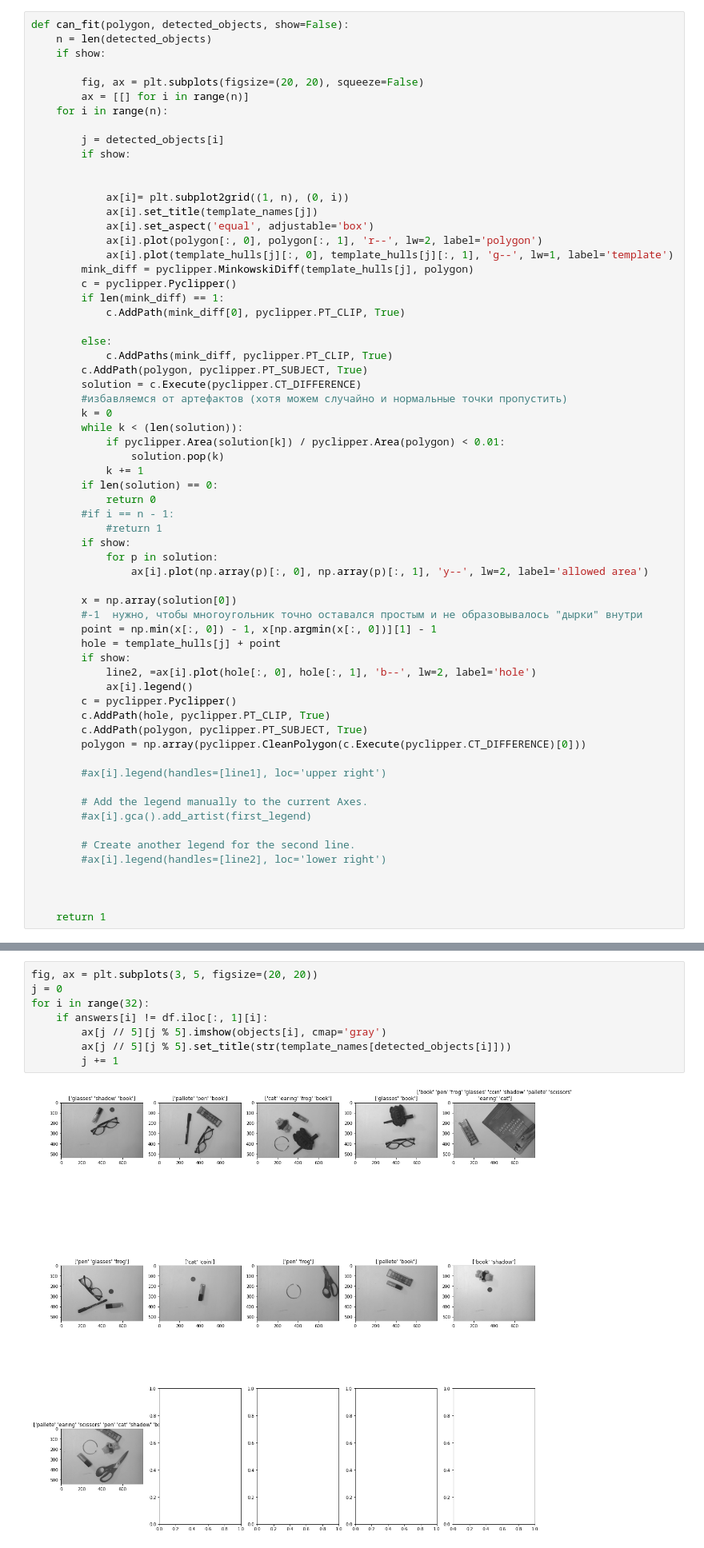
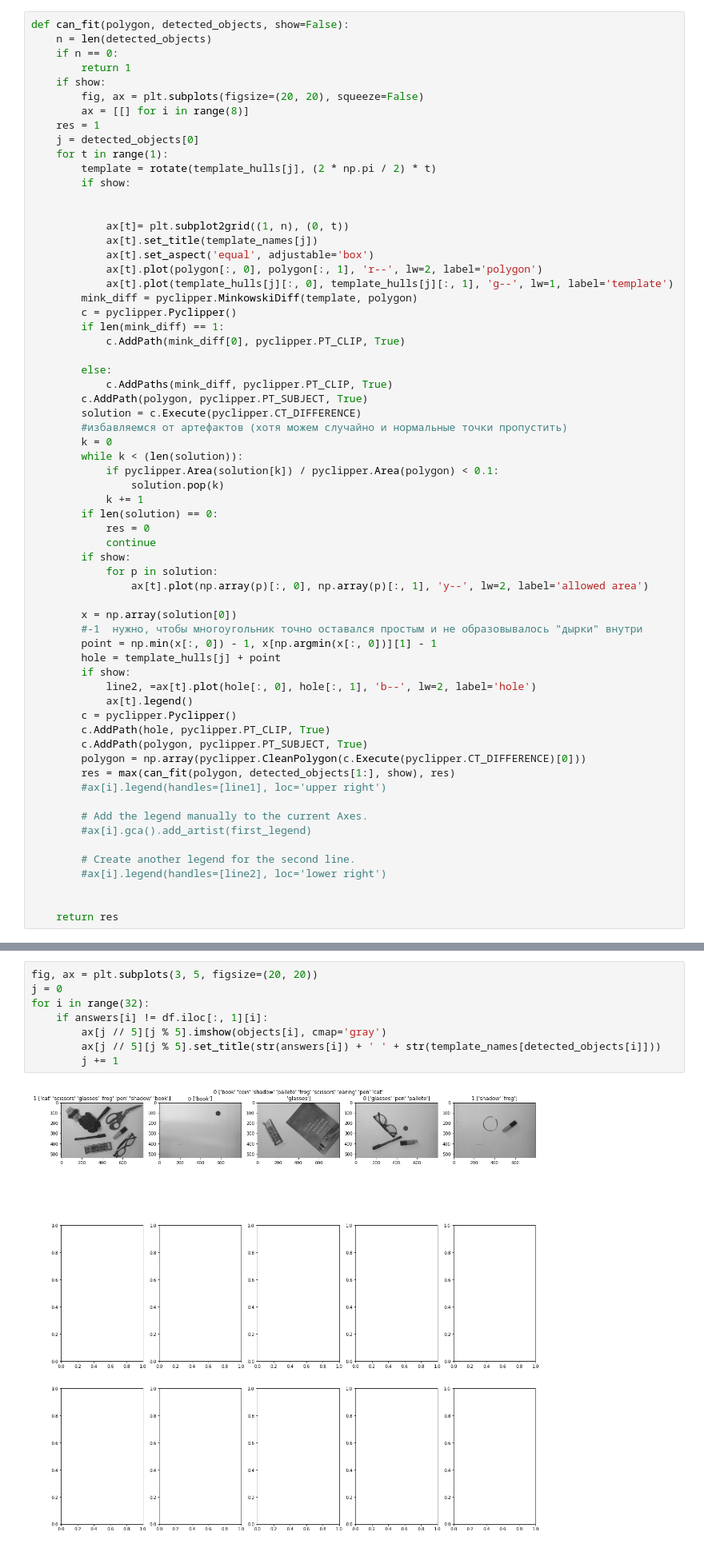
Before and after one commit to evoloshinova/intelligent-placer, a Jupyter notebook: intelligent-placer.ipynb, the cells around one changed output, grey strips where cells are left out. Shown at 80% size. Drawn from its saved outputs; the diff is of its cells as text.

```diff
--- a/intelligent-placer.ipynb
+++ b/intelligent-placer.ipynb
@@ -202,22 +293,24 @@ for i in range(10):
 # %%
 def can_fit(polygon, detected_objects, show=False):
     n = len(detected_objects)
+    if n == 0:
+        return 1
     if show:
-
         fig, ax = plt.subplots(figsize=(20, 20), squeeze=False)
-        ax = [[] for i in range(n)]
-    for i in range(n):
-
-        j = detected_objects[i]
+        ax = [[] for i in range(8)]
+    res = 1
+    j = detected_objects[0]
+    for t in range(1):
+        template = rotate(template_hulls[j], (2 * np.pi / 2) * t)
         if show:
 
 
-            ax[i]= plt.subplot2grid((1, n), (0, i))
-            ax[i].set_title(template_names[j])
-            ax[i].set_aspect('equal', adjustable='box')
-            ax[i].plot(polygon[:, 0], polygon[:, 1], 'r--', lw=2, label='polygon')
-            ax[i].plot(template_hulls[j][:, 0], template_hulls[j][:, 1], 'g--', lw=1, label='template')
-        mink_diff = pyclipper.MinkowskiDiff(template_hulls[j], polygon)
+            ax[t]= plt.subplot2grid((1, n), (0, t))
+            ax[t].set_title(template_names[j])
+            ax[t].set_aspect('equal', adjustable='box')
+            ax[t].plot(polygon[:, 0], polygon[:, 1], 'r--', lw=2, label='polygon')
+            ax[t].plot(template_hulls[j][:, 0], template_hulls[j][:, 1], 'g--', lw=1, label='template')
+        mink_diff = pyclipper.MinkowskiDiff(template, polygon)
         c = pyclipper.Pyclipper()
         if len(mink_diff) == 1:
             c.AddPath(mink_diff[0], pyclipper.PT_CLIP, True)
@@ -229,29 +322,28 @@ def can_fit(polygon, detected_objects, show=False):
         #избавляемся от артефактов (хотя можем случайно и нормальные точки пропустить)
         k = 0
         while k < (len(solution)):
-            if pyclipper.Area(solution[k]) / pyclipper.Area(polygon) < 0.01:
+            if pyclipper.Area(solution[k]) / pyclipper.Area(polygon) < 0.1:
                 solution.pop(k)
             k += 1
         if len(solution) == 0:
-            return 0
-        #if i == n - 1:
-            #return 1
+            res = 0
+            continue
         if show:
             for p in solution:
-                ax[i].plot(np.array(p)[:, 0], np.array(p)[:, 1], 'y--', lw=2, label='allowed area')
+                ax[t].plot(np.array(p)[:, 0], np.array(p)[:, 1], 'y--', lw=2, label='allowed area')
 
         x = np.array(solution[0])
         #-1  нужно, чтобы многоугольник точно оставался простым и не образовывалось "дырки" внутри
         point = np.min(x[:, 0]) - 1, x[np.argmin(x[:, 0])][1] - 1
         hole = template_hulls[j] + point
         if show:
-            line2, =ax[i].plot(hole[:, 0], hole[:, 1], 'b--', lw=2, label='hole')
-            ax[i].legend()
+            line2, =ax[t].plot(hole[:, 0], hole[:, 1], 'b--', lw=2, label='hole')
+            ax[t].legend()
         c = pyclipper.Pyclipper()
         c.AddPath(hole, pyclipper.PT_CLIP, True)
         c.AddPath(polygon, pyclipper.PT_SUBJECT, True)
         polygon = np.array(pyclipper.CleanPolygon(c.Execute(pyclipper.CT_DIFFERENCE)[0]))
-
+        res = max(can_fit(polygon, detected_objects[1:], show), res)
         #ax[i].legend(handles=[line1], loc='upper right')
 
         # Add the legend manually to the current Axes.
@@ -261,5 +353,4 @@ def can_fit(polygon, detected_objects, show=False):
         #ax[i].legend(handles=[line2], loc='lower right')
 
 
-
-    return 1
+    return res
@@ -326,10 +412,10 @@ df.join(pd.DataFrame(np.array(answers), columns=['answer']))
 # %%
 fig, ax = plt.subplots(3, 5, figsize=(20, 20))
 j = 0
 for i in range(32):
     if answers[i] != df.iloc[:, 1][i]:
         ax[j // 5][j % 5].imshow(objects[i], cmap='gray')
-        ax[j // 5][j % 5].set_title(str(template_names[detected_objects[i]]))
+        ax[j // 5][j % 5].set_title(str(answers[i]) + ' ' + str(template_names[detected_objects[i]]))
         j += 1
 # %% [output]
-[figure, old version]
+[figure, new version]
```
Also changed, not shown: parts of 38 cells of this notebook, 31 other files.
